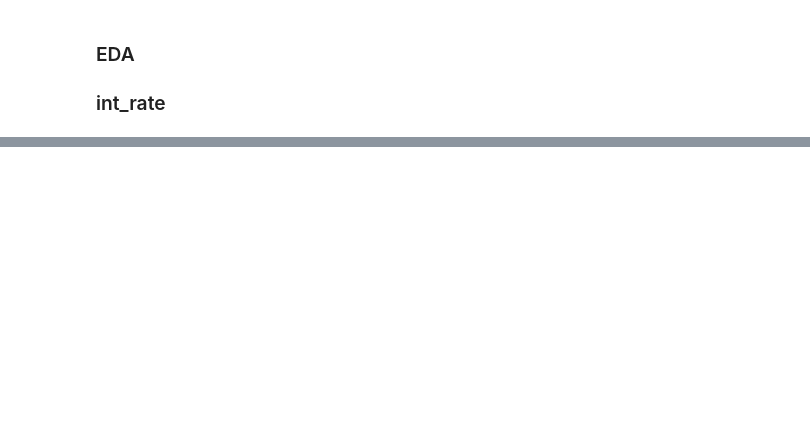
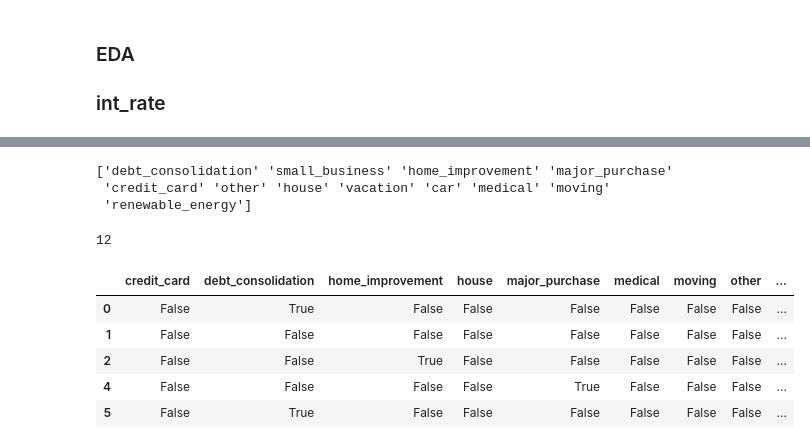
Before and after one commit to Rujuta-133/fintech-risk-scoring, a Jupyter notebook: notebooks/01_data_overview.ipynb, the cells around one changed output, grey strips where cells are left out. Cells and saved outputs as stored; diff of their text form; code cells hidden in the pictures; blank space fills up the shorter version.

Commit message:
Applied one-hot encoding to purpose feature

```diff
--- a/notebooks/01_data_overview.ipynb
+++ b/notebooks/01_data_overview.ipynb
@@ -332,0 +579,21 @@ df_filtered.head()
+# %%
+print(df_filtered['purpose'].unique())
+# %% [output]
+['debt_consolidation' 'small_business' 'home_improvement' 'major_purchase'
+ 'credit_card' 'other' 'house' 'vacation' 'car' 'medical' 'moving'
+ 'renewable_energy']
+# %%
+df_filtered['purpose'].nunique()
+# %% [output]
+12
+# %%
+purpose_encoded = pd.get_dummies(df_filtered['purpose'], drop_first=True)
+
+purpose_encoded.head()
+# %% [output]
+|  | credit_card | debt_consolidation | home_improvement | house | major_purchase | medical | moving | other | ... |
+| 0 | False | True | False | False | False | False | False | False | ... |
+| 1 | False | False | False | False | False | False | False | False | ... |
+| 2 | False | False | True | False | False | False | False | False | ... |
+| 4 | False | False | False | False | True | False | False | False | ... |
+| 5 | False | True | False | False | False | False | False | False | ... |
```
Also changed, not shown: parts of 38 cells of this notebook.
